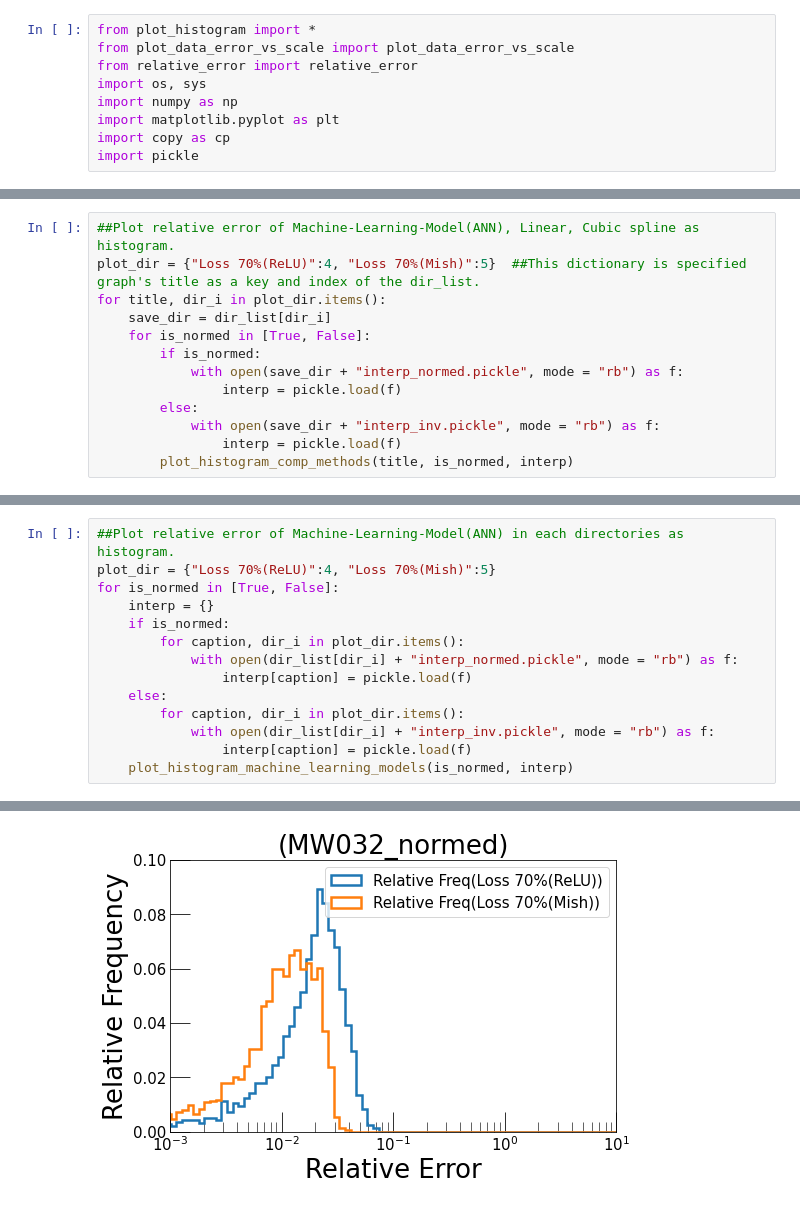
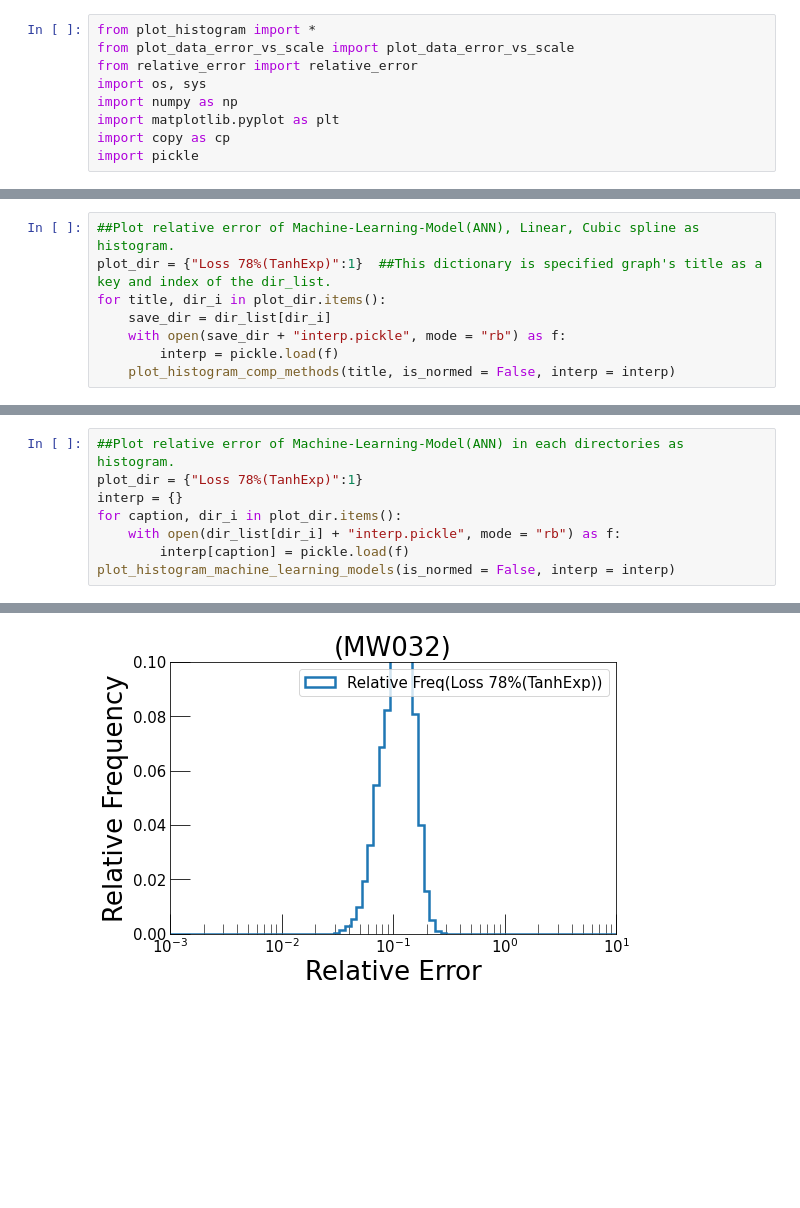
Before and after one commit to hmm-shnchr/ANN_ON_GPU, a Jupyter notebook: Analyze.ipynb, the cells around one changed output, grey strips where cells are left out. Saved outputs shown, nothing was run; the diff lists cells and outputs as text; blank space fills up the shorter version.

```diff
--- a/Analyze.ipynb
+++ b/Analyze.ipynb
@@ -20,14 +16,9 @@ for i in range(1, len(dir_list)):
 # %%
 ##Plot relative error of Machine-Learning-Model(ANN), Linear, Cubic spline as histogram.
-plot_dir = {"Loss 70%(ReLU)":4, "Loss 70%(Mish)":5}  ##This dictionary is specified graph's title as a key and index of the dir_list.
+plot_dir = {"Loss 78%(TanhExp)":1}  ##This dictionary is specified graph's title as a key and index of the dir_list.
 for title, dir_i in plot_dir.items():
     save_dir = dir_list[dir_i]
-    for is_normed in [True, False]:
-        if is_normed:
-            with open(save_dir + "interp_normed.pickle", mode = "rb") as f:
-                interp = pickle.load(f)
-        else:
-            with open(save_dir + "interp_inv.pickle", mode = "rb") as f:
-                interp = pickle.load(f)
-        plot_histogram_comp_methods(title, is_normed, interp)
+    with open(save_dir + "interp.pickle", mode = "rb") as f:
+        interp = pickle.load(f)
+    plot_histogram_comp_methods(title, is_normed = False, interp = interp)
 # %% [output]
@@ -47,15 +31,9 @@ for title, dir_i in plot_dir.items():
 # %%
 ##Plot relative error of Machine-Learning-Model(ANN) in each directories as histogram.
-plot_dir = {"Loss 70%(ReLU)":4, "Loss 70%(Mish)":5}
-for is_normed in [True, False]:
-    interp = {}
-    if is_normed:
-        for caption, dir_i in plot_dir.items():
-            with open(dir_list[dir_i] + "interp_normed.pickle", mode = "rb") as f:
-                interp[caption] = pickle.load(f)
-    else:
-        for caption, dir_i in plot_dir.items():
-            with open(dir_list[dir_i] + "interp_inv.pickle", mode = "rb") as f:
-                interp[caption] = pickle.load(f)
-    plot_histogram_machine_learning_models(is_normed, interp)
+plot_dir = {"Loss 78%(TanhExp)":1}
+interp = {}
+for caption, dir_i in plot_dir.items():
+    with open(dir_list[dir_i] + "interp.pickle", mode = "rb") as f:
+        interp[caption] = pickle.load(f)
+plot_histogram_machine_learning_models(is_normed = False, interp = interp)
 # %% [output]
@@ -67 +45 @@ for is_normed in [True, False]:
-[figure, old version]
+[figure, new version]
```
Also changed, not shown: parts of 4 cells of this notebook.
